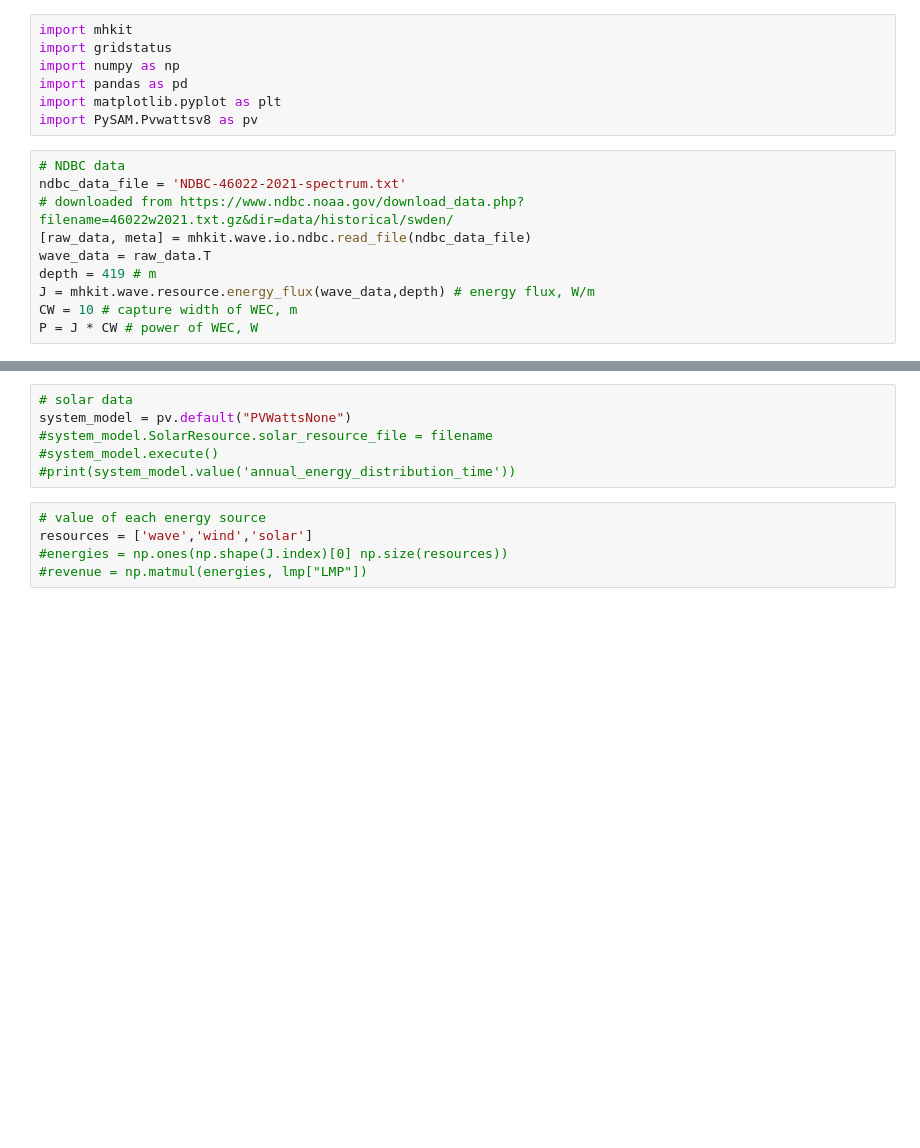
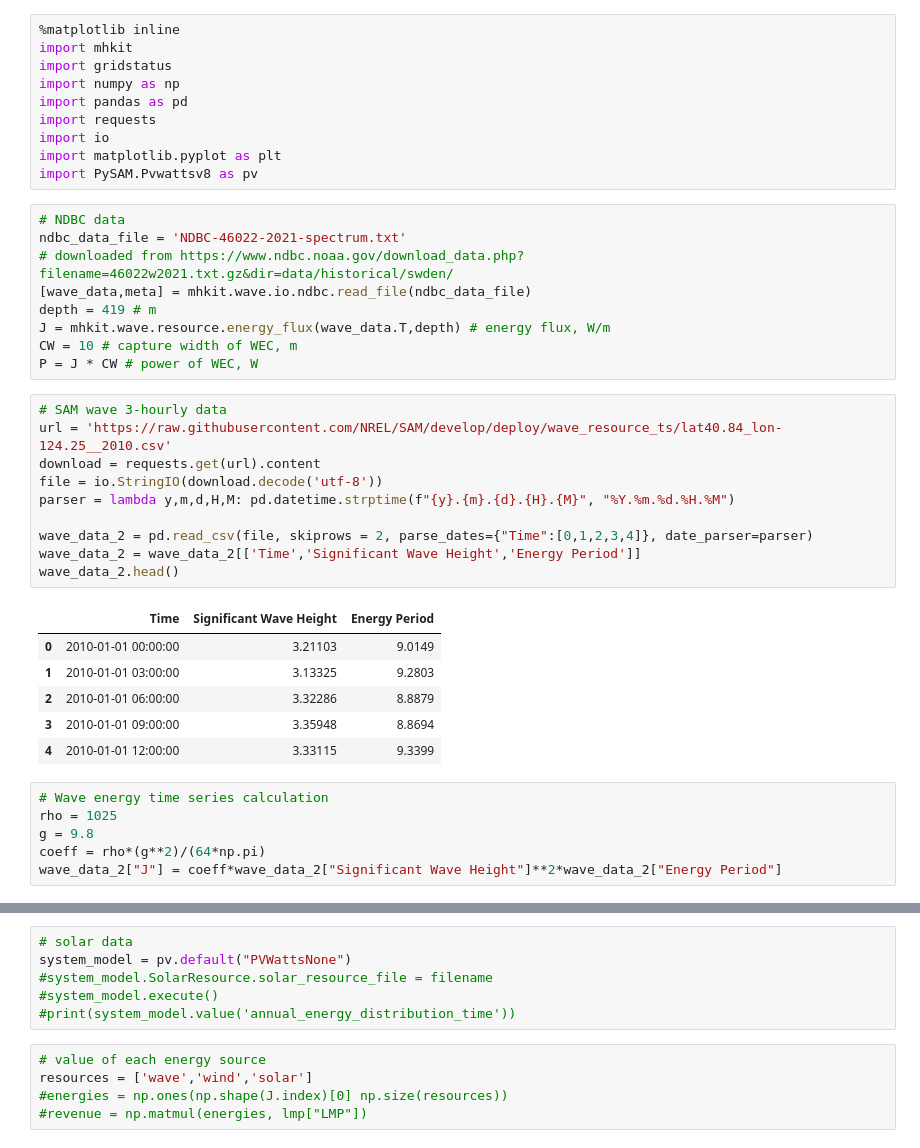
Before and after one commit to rebeccamccabe/wec-econ, a Jupyter notebook: wec-value.ipynb, the cells around one changed output, grey strips where cells are left out. Drawn from its saved outputs; the diff is of its cells as text; blank space fills up the shorter version.

```diff
--- a/wec-value.ipynb
+++ b/wec-value.ipynb
@@ -1,18 +1,43 @@
 # %%
+%matplotlib inline
 import mhkit
 import gridstatus
 import numpy as np
 import pandas as pd
+import requests
+import io
 import matplotlib.pyplot as plt
 import PySAM.Pvwattsv8 as pv
 # %%
 # NDBC data
 ndbc_data_file = 'NDBC-46022-2021-spectrum.txt'
 # downloaded from https://www.ndbc.noaa.gov/download_data.php?filename=46022w2021.txt.gz&dir=data/historical/swden/
-[raw_data, meta] = mhkit.wave.io.ndbc.read_file(ndbc_data_file)
-wave_data = raw_data.T
+[wave_data,meta] = mhkit.wave.io.ndbc.read_file(ndbc_data_file)
 depth = 419 # m
-J = mhkit.wave.resource.energy_flux(wave_data,depth) # energy flux, W/m
+J = mhkit.wave.resource.energy_flux(wave_data.T,depth) # energy flux, W/m
 CW = 10 # capture width of WEC, m
 P = J * CW # power of WEC, W
+# %%
+# SAM wave 3-hourly data
+url = 'https://raw.githubusercontent.com/NREL/SAM/develop/deploy/wave_resource_ts/lat40.84_lon-124.25__2010.csv'
+download = requests.get(url).content
+file = io.StringIO(download.decode('utf-8'))
+parser = lambda y,m,d,H,M: pd.datetime.strptime(f"{y}.{m}.{d}.{H}.{M}", "%Y.%m.%d.%H.%M")
+
+wave_data_2 = pd.read_csv(file, skiprows = 2, parse_dates={"Time":[0,1,2,3,4]}, date_parser=parser)
+wave_data_2 = wave_data_2[['Time','Significant Wave Height','Energy Period']]
+wave_data_2.head()
+# %% [output]
+|  | Time | Significant Wave Height | Energy Period |
+| 0 | 2010-01-01 00:00:00 | 3.21103 | 9.0149 |
+| 1 | 2010-01-01 03:00:00 | 3.13325 | 9.2803 |
+| 2 | 2010-01-01 06:00:00 | 3.32286 | 8.8879 |
+| 3 | 2010-01-01 09:00:00 | 3.35948 | 8.8694 |
+| 4 | 2010-01-01 12:00:00 | 3.33115 | 9.3399 |
+# %%
+# Wave energy time series calculation
+rho = 1025
+g = 9.8
+coeff = rho*(g**2)/(64*np.pi)
+wave_data_2["J"] = coeff*wave_data_2["Significant Wave Height"]**2*wave_data_2["Energy Period"]
 # %%
```
Also changed, not shown: parts of 3 cells of this notebook.
